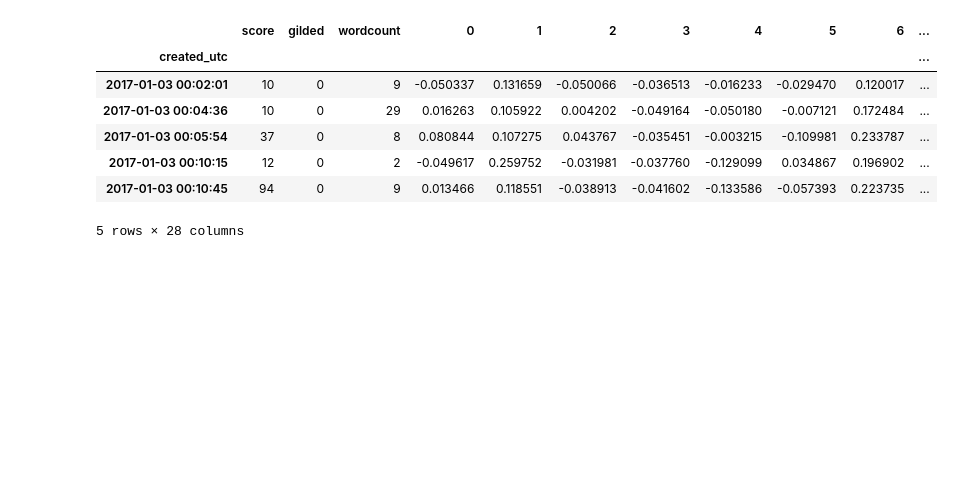
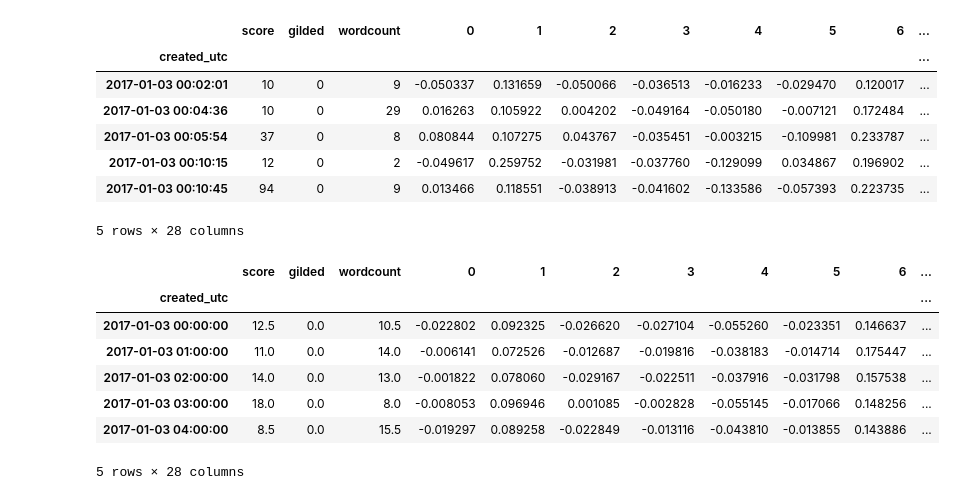
Before and after one commit to alik604/WallStreetBets_LSTM, a Jupyter notebook: data/Filtering and aggregating GloVe parquet - Experiment by Ali.ipynb, the cells around one changed output. Drawn from its saved outputs; the diff is of its cells as text; code cells hidden in the pictures; blank space fills up the shorter version.

```diff
--- a/ali - filtering and aggregating wsb parquet gz.ipynb
+++ b/data/Filtering and aggregating GloVe parquet - Experiment by Ali.ipynb
@@ -57,4 +60,16 @@ full_parquet.head()
 | 2017-01-03 00:10:15 | 12 | 0 | 2 | -0.049617 | 0.259752 | -0.031981 | -0.037760 | -0.129099 | 0.034867 | 0.196902 | ... |
 | 2017-01-03 00:10:45 | 94 | 0 | 9 | 0.013466 | 0.118551 | -0.038913 | -0.041602 | -0.133586 | -0.057393 | 0.223735 | ... |
 5 rows × 28 columns
+# %%
+tmp = full_parquet.resample('H').median()
+tmp.head()
+# %% [output]
+|  | score | gilded | wordcount | 0 | 1 | 2 | 3 | 4 | 5 | 6 | ... |
+| created_utc |  |  |  |  |  |  |  |  |  |  | ... |
+| 2017-01-03 00:00:00 | 12.5 | 0.0 | 10.5 | -0.022802 | 0.092325 | -0.026620 | -0.027104 | -0.055260 | -0.023351 | 0.146637 | ... |
+| 2017-01-03 01:00:00 | 11.0 | 0.0 | 14.0 | -0.006141 | 0.072526 | -0.012687 | -0.019816 | -0.038183 | -0.014714 | 0.175447 | ... |
+| 2017-01-03 02:00:00 | 14.0 | 0.0 | 13.0 | -0.001822 | 0.078060 | -0.029167 | -0.022511 | -0.037916 | -0.031798 | 0.157538 | ... |
+| 2017-01-03 03:00:00 | 18.0 | 0.0 | 8.0 | -0.008053 | 0.096946 | 0.001085 | -0.002828 | -0.055145 | -0.017066 | 0.148256 | ... |
+| 2017-01-03 04:00:00 | 8.5 | 0.0 | 15.5 | -0.019297 | 0.089258 | -0.022849 | -0.013116 | -0.043810 | -0.013855 | 0.143886 | ... |
+5 rows × 28 columns
 # %%
```
Also changed, not shown: parts of 10 cells of this notebook, 13 other files.
